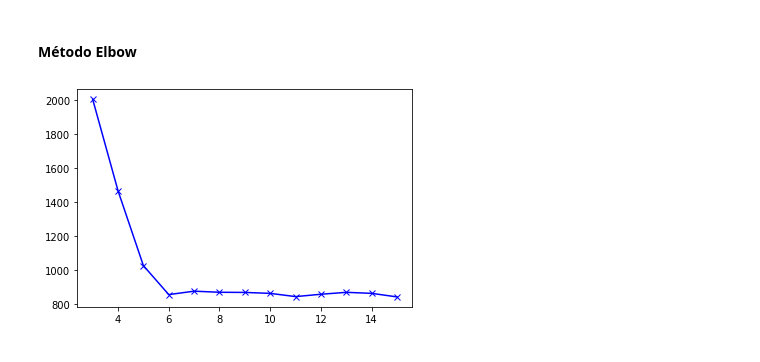
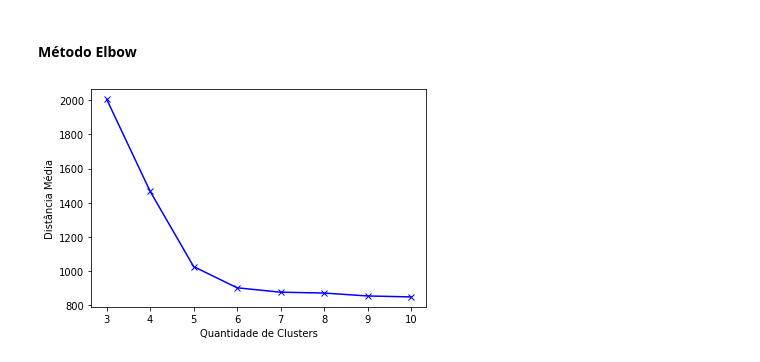
Before and after one commit to matheusjerico/kmeans-scratch, a Jupyter notebook: kmeans_scratch.ipynb, the cells around one changed output. Drawn from its saved outputs; the diff is of its cells as text; code cells hidden in the pictures.

```diff
--- a/kmeans_scratch.ipynb
+++ b/kmeans_scratch.ipynb
@@ -219,11 +221,0 @@ dataset['centroide_y'] = np.nan
-# %%
-for i in range(kmeans.k):
-  dataset.loc[dataset['cluster'] == i, 'centroide_x'] = kmeans.centroids[i][0]
-  dataset.loc[dataset['cluster'] == i, 'centroide_y'] = kmeans.centroids[i][1]
-# %%
-dataset['distancia_x'] = np.abs(dataset['cases'] - dataset['centroide_x'])
-dataset['distancia_y'] = np.abs(dataset['deaths'] - dataset['centroide_y'])
-# %%
-for i in range(kmeans.k):
-  print("Distância média (eixo X) entre os pontos do centroide {}: {}".format(i, np.mean(dataset[dataset['cluster']==i]['distancia_x'])))
-  print("Distância média (eixo Y) entre os pontos do centroide {}: {}".format(i, np.mean(dataset[dataset['cluster']==i]['distancia_y'])))
@@ -241,9 +230,6 @@ Distância média (eixo Y) entre os pontos do centroide 3: 791.2456772748162
 # %% [markdown]
 #### Método Elbow
 # %%
-def dist(a, b, ax=1):
-  return np.linalg.norm(a - b, axis=ax)
-
 def elbow_plot(data, k_max):
   dataset = data.copy()
   dists = []
@@ -274,8 +260,11 @@ def elbow_plot(data, k_max):
     x.append(dists[i][0])
     y.append(dists[i][1])
 
+  ax.set_xlabel('Quantidade de Clusters')
+  ax.set_ylabel('Distância Média')
+
   ax.plot(x, y, c='b', marker='x')
 # %%
-elbow_plot(dataset, 15)
+elbow_plot(dataset, 10)
 # %% [output]
-[figure, old version]
+[figure, new version]
```
Also changed, not shown: parts of 19 cells of this notebook.
